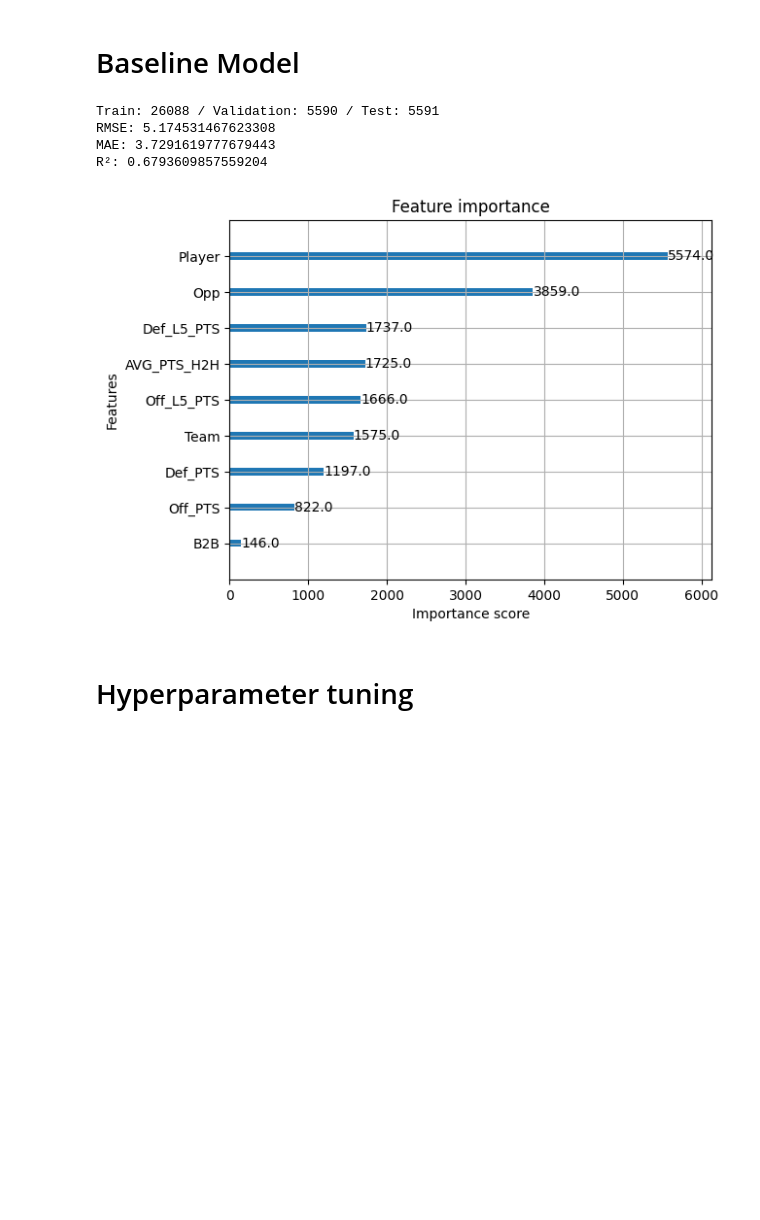
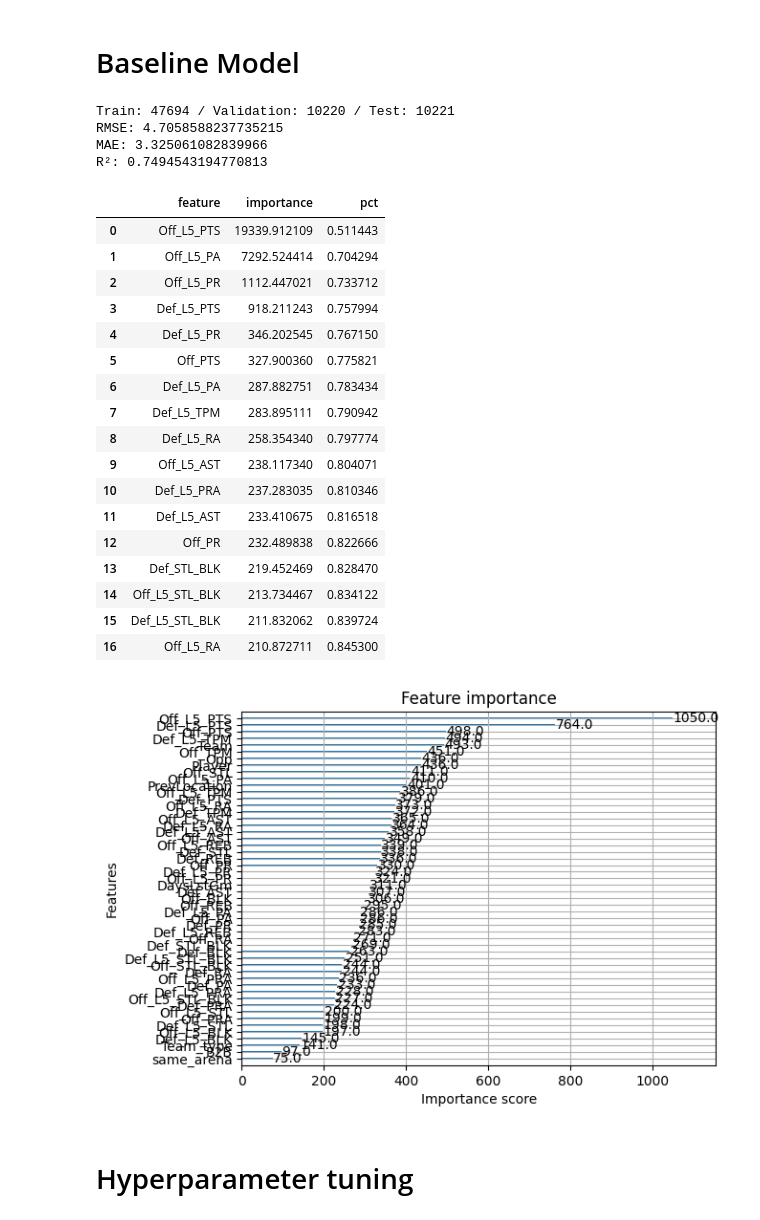
Before and after one commit to Relenes510/fantasy_basketball, a Jupyter notebook: notebooks/create_ML_model.ipynb, the cells around one changed output. Cells and saved outputs as stored; diff of their text form; code cells hidden in the pictures; blank space fills up the shorter version.

```diff
--- a/notebooks/create_ML_model.ipynb
+++ b/notebooks/create_ML_model.ipynb
@@ -32,3 +39,30 @@ Today's date: 2025-12-08
 # %% [markdown]
 # Feature Engineering
+# %%
+import math
+
+def haversine_km(lat1, lon1, lat2, lon2):
+    R = 6371.0  # Earth radius in km
+    dlat = math.radians(lat2 - lat1)
+    dlon = math.radians(lon2 - lon1)
+    a = math.sin(dlat/2)**2 + math.cos(math.radians(lat1)) * math.cos(math.radians(lat2)) * math.sin(dlon/2)**2
+    c = 2 * math.atan2(math.sqrt(a), math.sqrt(1 - a))
+    return R * c
+
+def travel_km_from_row(row):
+    prev = row['PrevLocation']
+    cur  = row['Location']
+    # missing prev => first game => no travel
+    if pd.isna(prev) or pd.isna(cur):
+        return 0.0
+    # same arena => 0
+    if prev == cur:
+        return 0.0
+    # lookup coords
+    prev_coords = arenas.get(prev)
+    cur_coords  = arenas.get(cur)
+    if not prev_coords or not cur_coords:
+        # fallback if code not found
+        return 0.0
+    return haversine_km(prev_coords[0], prev_coords[1], cur_coords[0], cur_coords[1])
 # %%
@@ -83,10 +139,6 @@ df
 # %% [markdown]
 # Baseline Model
 # %%
-for col in df.select_dtypes(include='object').columns:
-    df[col] = df[col].astype('category')
-df['Date'] = pd.to_datetime(df['Date'])
-df = df.sort_values('Date')
 n = len(df)
 train_end = int(0.7 * n)
 val_end   = int(0.85 * n)
@@ -132,15 +184,48 @@ print("RMSE:", rmse)
 print("MAE:", mae)
 print("R²:", r2)
 # %% [output]
-Train: 26088 / Validation: 5590 / Test: 5591
-RMSE: 5.174531467623308
-MAE: 3.7291619777679443
-R²: 0.6793609857559204
+Train: 47694 / Validation: 10220 / Test: 10221
+RMSE: 4.7058588237735215
+MAE: 3.325061082839966
+R²: 0.7494543194770813
 # %%
+importance = model.get_booster().get_score(importance_type='gain')
+
+# Convert to table
+df_importance = (
+    pd.DataFrame({
+        'feature': list(importance.keys()),
+        'importance': list(importance.values())
+    })
+    .sort_values(by='importance', ascending=False)
+    .reset_index(drop=True)
+)
+
+df_importance['pct'] = df_importance.importance.cumsum() / df_importance.importance.sum()
+display(df_importance[(df_importance.pct <= .85)])
+
 xgb.plot_importance(model)
 plt.show()
 # %% [output]
+|  | feature | importance | pct |
+| 0 | Off_L5_PTS | 19339.912109 | 0.511443 |
+| 1 | Off_L5_PA | 7292.524414 | 0.704294 |
+| 2 | Off_L5_PR | 1112.447021 | 0.733712 |
+| 3 | Def_L5_PTS | 918.211243 | 0.757994 |
+| 4 | Def_L5_PR | 346.202545 | 0.767150 |
+| 5 | Off_PTS | 327.900360 | 0.775821 |
+| 6 | Def_L5_PA | 287.882751 | 0.783434 |
+| 7 | Def_L5_TPM | 283.895111 | 0.790942 |
+| 8 | Def_L5_RA | 258.354340 | 0.797774 |
+| 9 | Off_L5_AST | 238.117340 | 0.804071 |
+| 10 | Def_L5_PRA | 237.283035 | 0.810346 |
+| 11 | Def_L5_AST | 233.410675 | 0.816518 |
+| 12 | Off_PR | 232.489838 | 0.822666 |
+| 13 | Def_STL_BLK | 219.452469 | 0.828470 |
+| 14 | Off_L5_STL_BLK | 213.734467 | 0.834122 |
+| 15 | Def_L5_STL_BLK | 211.832062 | 0.839724 |
+| 16 | Off_L5_RA | 210.872711 | 0.845300 |
-[figure, old version]
+[figure, new version]
 # %% [markdown]
 # Hyperparameter tuning
 # %%
```
Also changed, not shown: parts of 7 cells of this notebook, 7 other files.
